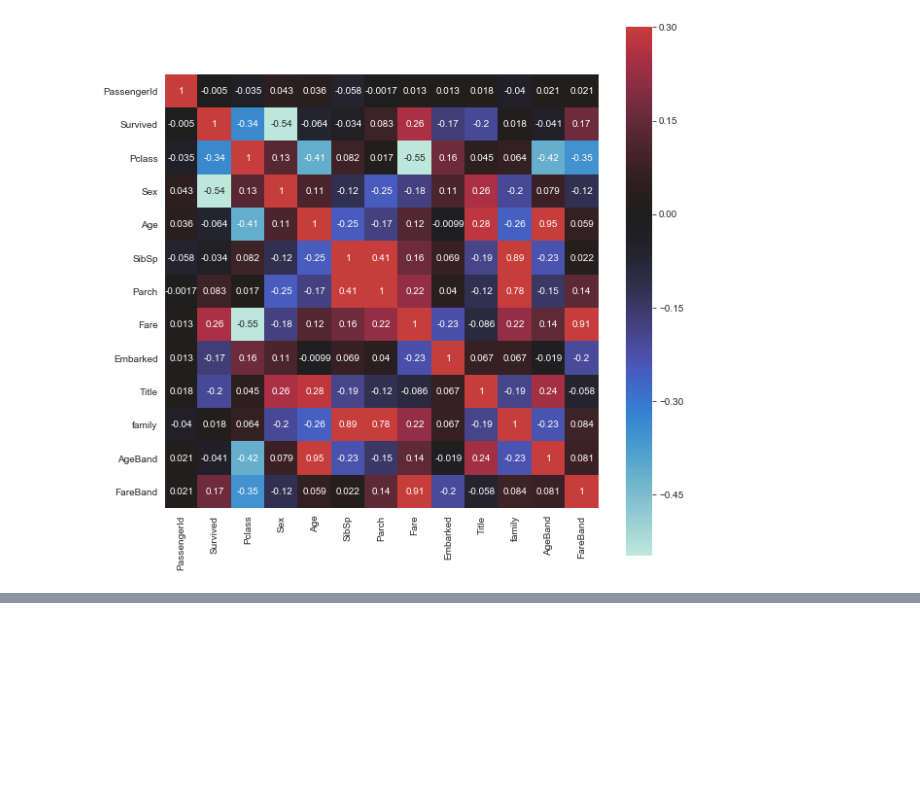
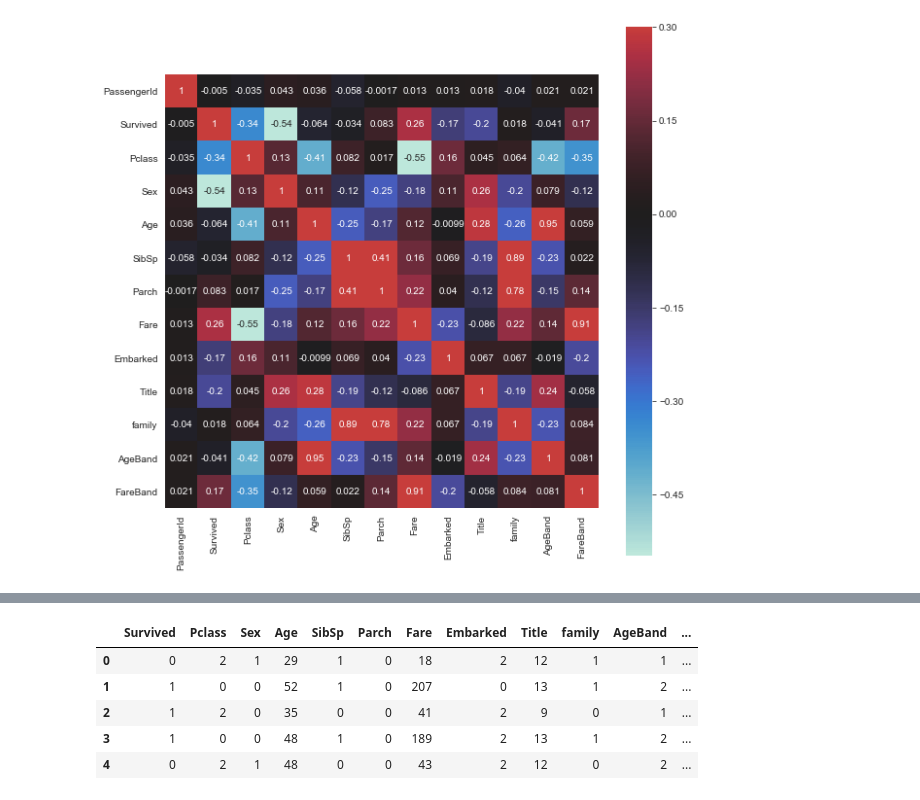
Before and after one commit to PierreEpron/di_caprio, a Jupyter notebook: survived_predict.ipynb, the cells around one changed output, grey strips where cells are left out. Drawn from its saved outputs; the diff is of its cells as text; code cells hidden in the pictures; blank space fills up the shorter version.

```diff
--- a/survived_predict.ipynb
+++ b/survived_predict.ipynb
@@ -320,0 +651,12 @@ plt.show(ax)
+# %%
+tmp = pd.DataFrame()
+for col in features.columns:
+    tmp[col] = pd.Categorical(features[col]).codes
+tmp.head()
+# %% [output]
+|  | Survived | Pclass | Sex | Age | SibSp | Parch | Fare | Embarked | Title | family | AgeBand | ... |
+| 0 | 0 | 2 | 1 | 29 | 1 | 0 | 18 | 2 | 12 | 1 | 1 | ... |
+| 1 | 1 | 0 | 0 | 52 | 1 | 0 | 207 | 0 | 13 | 1 | 2 | ... |
+| 2 | 1 | 2 | 0 | 35 | 0 | 0 | 41 | 2 | 9 | 0 | 1 | ... |
+| 3 | 1 | 0 | 0 | 48 | 1 | 0 | 189 | 2 | 13 | 1 | 2 | ... |
+| 4 | 0 | 2 | 1 | 48 | 0 | 0 | 43 | 2 | 12 | 0 | 2 | ... |
```
Also changed, not shown: parts of 23 cells of this notebook.
